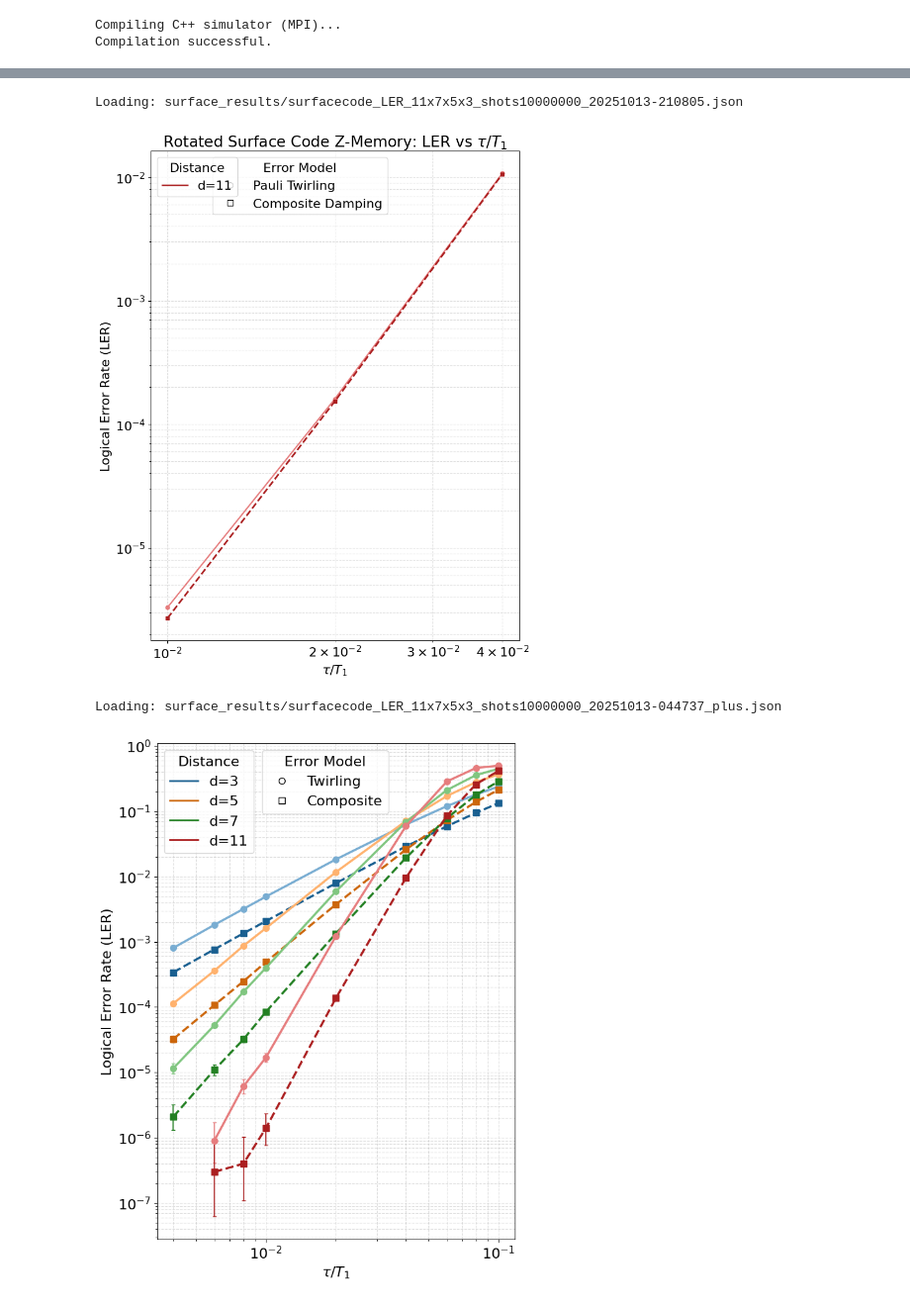
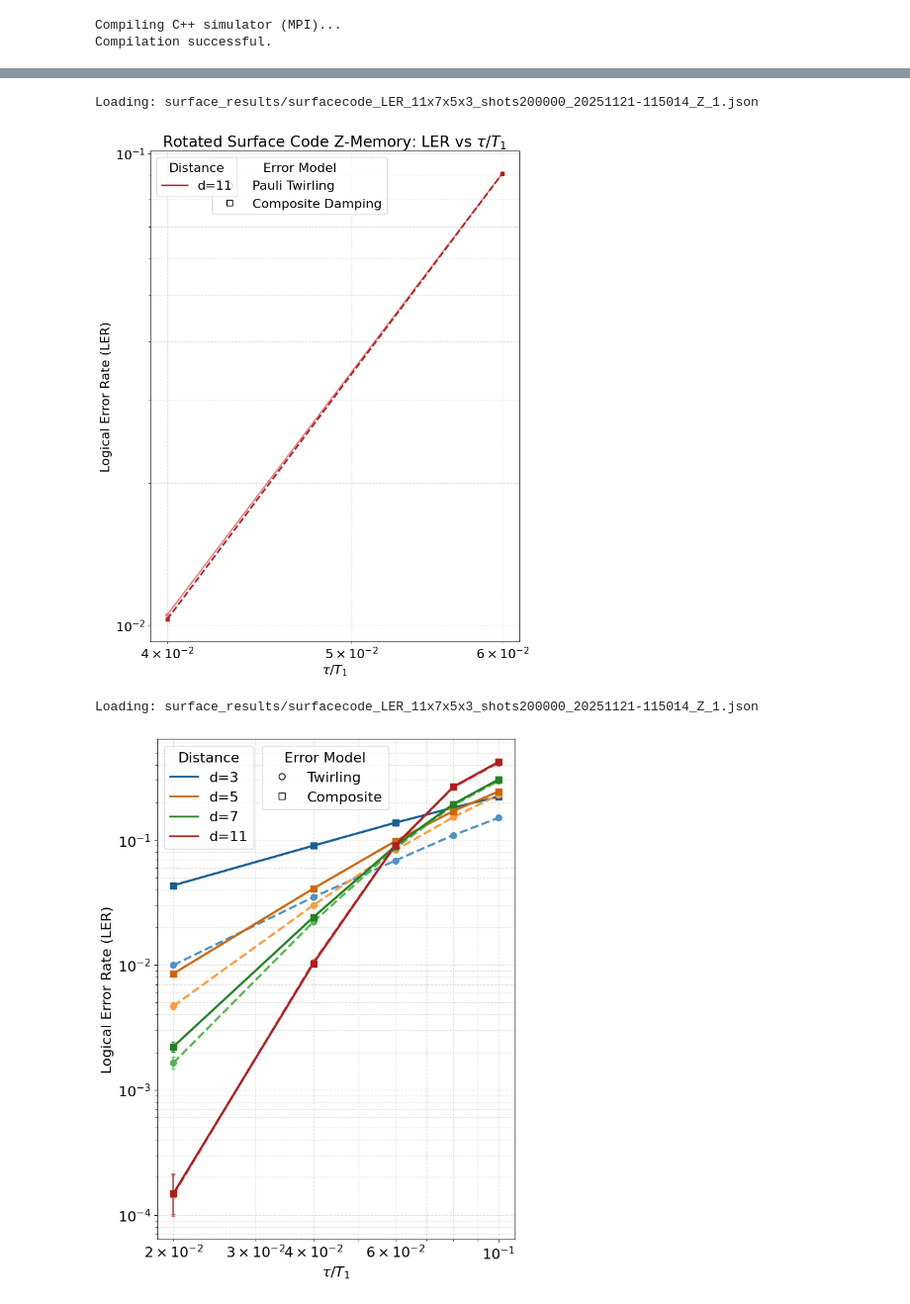
Before and after one commit to pnnl/NWQ-Sim, a Jupyter notebook: stabilizer/damping_work/surface_code_ler.ipynb, the cells around one changed output, grey strips where cells are left out. Shown at 99% size. Cells and saved outputs as stored; diff of their text form; code cells hidden in the pictures.

```diff
--- a/stabilizer/damping_work/surface_code_ler.ipynb
+++ b/stabilizer/damping_work/surface_code_ler.ipynb
@@ -28,15 +28,15 @@ importlib.reload(tm)
 # %%
 # Experiment Parameters
-SHOTS = 10000000
+SHOTS = 200000
 BASE_ERROR = 0.001
 DISTANCES = np.array([11, 7, 5, 3])
 T1 = 10 ** -4
 T2 = 10 ** -4
 tau = np.array([
-    4e-07,
-    6e-07,
-    8e-07,
-    1e-06,
+    # 4e-07,
+    # 6e-07,
+    # 8e-07,
+    # 1e-06,
     2e-06,
     4e-06,
     6e-06,
@@ -279,13 +279,13 @@ def run_single_distance_experiment(distance, tau_values, shots, base_error):
         model.setting_error('Single_qubit', False, f'PAULI_CHANNEL_1({gate_p_amp_i/4}, {gate_p_amp_i/4}, {gate_p_amp_i/4 + gate_p_phase_i/2})')
         model.setting_error('Two_qubit', False, f'DEPOLARIZE2({base_error})')
         model.setting_error('Measurement', True, f'PAULI_CHANNEL_1({p_amp_i/4}, {p_amp_i/4}, {p_amp_i/4 + p_phase_i/2})')
-        model.setting_error('Reset', True, f'PAULI_CHANNEL_1({gate_p_amp_i/4}, {gate_p_amp_i/4}, {gate_p_amp_i/4 + gate_p_phase_i/2})')
+        model.setting_error('Reset', False, f'PAULI_CHANNEL_1({p_amp_i/4}, {p_amp_i/4}, {p_amp_i/4 + p_phase_i/2})')
         stim_circuit = model.generate_noisy_circuit()
 
         # Build STABSim model (with amplitude damping for M/RESET) using SAME scalar values
         model.setting_error('Measurement', True, f'AMPLITUDE_DAMP({p_phase_i}, {p_amp_i})')
         model.setting_error('Single_qubit', False, f'AMPLITUDE_DAMP({gate_p_phase_i}, {gate_p_amp_i})')
-        model.setting_error('Reset', True, f'AMPLITUDE_DAMP({gate_p_phase_i}, {gate_p_amp_i})')
+        model.setting_error('Reset', False, f'AMPLITUDE_DAMP({p_phase_i}, {p_amp_i})')
         stab_circuit = model.generate_noisy_circuit()
 
         # 2) Stim simulation
@@ -333,7 +333,7 @@ def run_single_distance_experiment(distance, tau_values, shots, base_error):
 
             num_qubits = stab_circuit.num_qubits
             run_command = [
-                "mpirun", "-np", str(int(os.cpu_count()//4)),
+                "mpirun", "-np", str(int(3*os.cpu_count()//4)),
                 "./noisy_code_sim", str(num_qubits), str(shots), qasm_file_path, cpp_output_path
             ]
             run_env = dict(os.environ)
@@ -405,7 +435,7 @@ results_dir.mkdir(parents=True, exist_ok=True)
 
 distances_str = "x".join(map(str, map(int, np.asarray(DISTANCES).tolist())))
 timestamp = time.strftime("%Y%m%d-%H%M%S")
-results_file = results_dir / f"surfacecode_LER_{distances_str}_shots{int(SHOTS)}_{timestamp}_gate.json"
+results_file = results_dir / f"surfacecode_LER_{distances_str}_shots{int(SHOTS)}_{timestamp}_Z_1.json"
 
 payload = {
     "shots": int(SHOTS),
@@ -629,8 +659,8 @@ plt.tight_layout()
 plt.savefig(f'figures/surfacecode_LER{SHOTS}_from_saved.pdf', dpi=500, bbox_inches='tight')
 plt.show()
 # %% [output]
-Loading: surface_results/surfacecode_LER_11x7x5x3_shots10000000_20251013-210805.json
+Loading: surface_results/surfacecode_LER_11x7x5x3_shots200000_20251121-115014_Z_1.json
-[figure, old version]
+[figure, new version]
 # %%
 # Regenerate plot from saved JSON results (with Poisson/Garwood intervals)
 import json
@@ -703,8 +733,8 @@ alpha = 0.05  # 95% intervals
 
 for i, d in enumerate(sorted(stim_results.keys())):
     base = cmap(i % cmap.N)
-    stim_color = lighten(base, 0.6)
-    cpp_color  = darken(base, 0.8)
+    stim_color = lighten(base, .8)
+    cpp_color  = darken(base, .8)
 
     y_stim_all = np.asarray(stim_results[d], dtype=float)
     y_cpp_all  = np.asarray(cpp_results.get(d, np.zeros_like(y_stim_all)), dtype=float)
@@ -746,7 +776,7 @@ for i, d in enumerate(sorted(stim_results.keys())):
         yerr = np.vstack([yhat - stim_lo[stim_pos], stim_hi[stim_pos] - yhat])
         plt.errorbar(
             x_vals[stim_pos], yhat, yerr=yerr,
-            fmt='o-', linewidth=2.5, markersize=7,
+            fmt='o--', linewidth=2.5, markersize=7,
             color=stim_color, ecolor=stim_color, elinewidth=1.2, capsize=2.5,
             label=f'Pauli Twirling d={d}'
         )
@@ -768,7 +798,7 @@ for i, d in enumerate(sorted(stim_results.keys())):
         yerr = np.vstack([yhat - cpp_lo[cpp_pos], cpp_hi[cpp_pos] - yhat])
         plt.errorbar(
             x_vals[cpp_pos], yhat, yerr=yerr,
-            fmt='s--', linewidth=2.5, markersize=7,
+            fmt='s-', linewidth=2.5, markersize=7,
             color=cpp_color, ecolor=cpp_color, elinewidth=1.2, capsize=2.5,
             label=f'Composite Damping d={d}'
         )
@@ -794,32 +824,32 @@ plt.yscale('log')
 plt.grid(True, which="both", ls="--", alpha=0.4)
 
 ax = plt.gca()
 
 # Legend 1: marker shapes (black & white)
 shape_handles = [
     Line2D([0], [0], marker='o', linestyle='None',
            markerfacecolor='white', markeredgecolor='black',
            color='black', markersize=7, label='Twirling'),
     Line2D([0], [0], marker='s', linestyle='None',
            markerfacecolor='white', markeredgecolor='black',
            color='black', markersize=7, label='Composite'),
     # Line2D([0], [0], marker='v', linestyle='None',
     #        markerfacecolor='white', markeredgecolor='black',
     #        color='black', markersize=7, label='95% upper limit (k=0)'),
 ]
 shape_legend = ax.legend(handles=shape_handles, title='Error Model',
                          loc='upper center',  bbox_to_anchor=[.47,1])
 ax.add_artist(shape_legend)
 
 # Legend 2: distance colors (dark only)
 if color_handles:
     ax.legend(handles=color_handles, title='Distance', loc='upper left', ncol=1)
 
 # Save figure
 Path("figures").mkdir(parents=True, exist_ok=True)
 plt.tight_layout()
 plt.savefig(f'figures/surfacecode_LER{SHOTS}_X.pdf', dpi=500, bbox_inches='tight')
 plt.show()
 # %% [output]
-Loading: surface_results/surfacecode_LER_11x7x5x3_shots10000000_20251013-044737_plus.json
+Loading: surface_results/surfacecode_LER_11x7x5x3_shots200000_20251121-115014_Z_1.json
-[figure, old version]
+[figure, new version]
```
Also changed, not shown: parts of 4 cells of this notebook, 28 other files.
